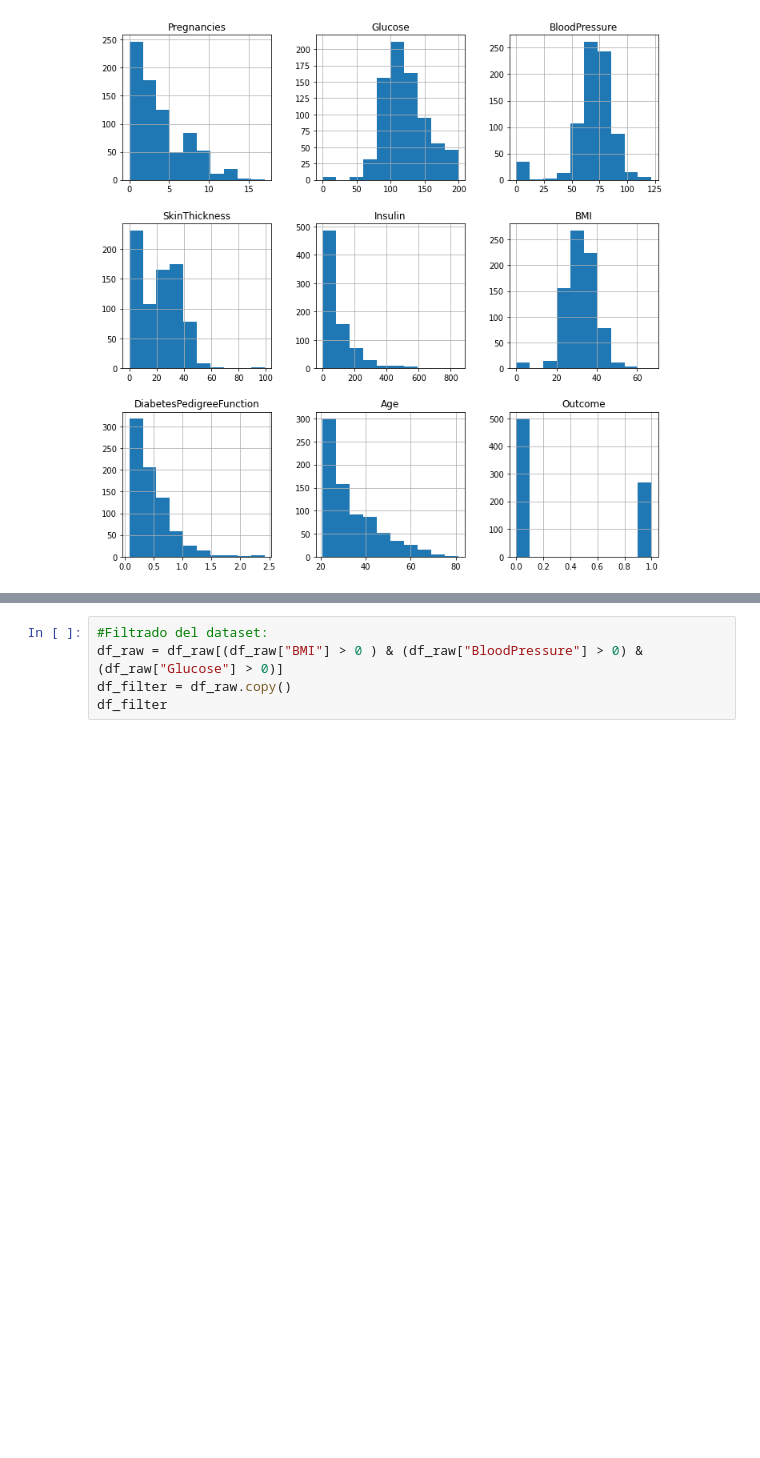
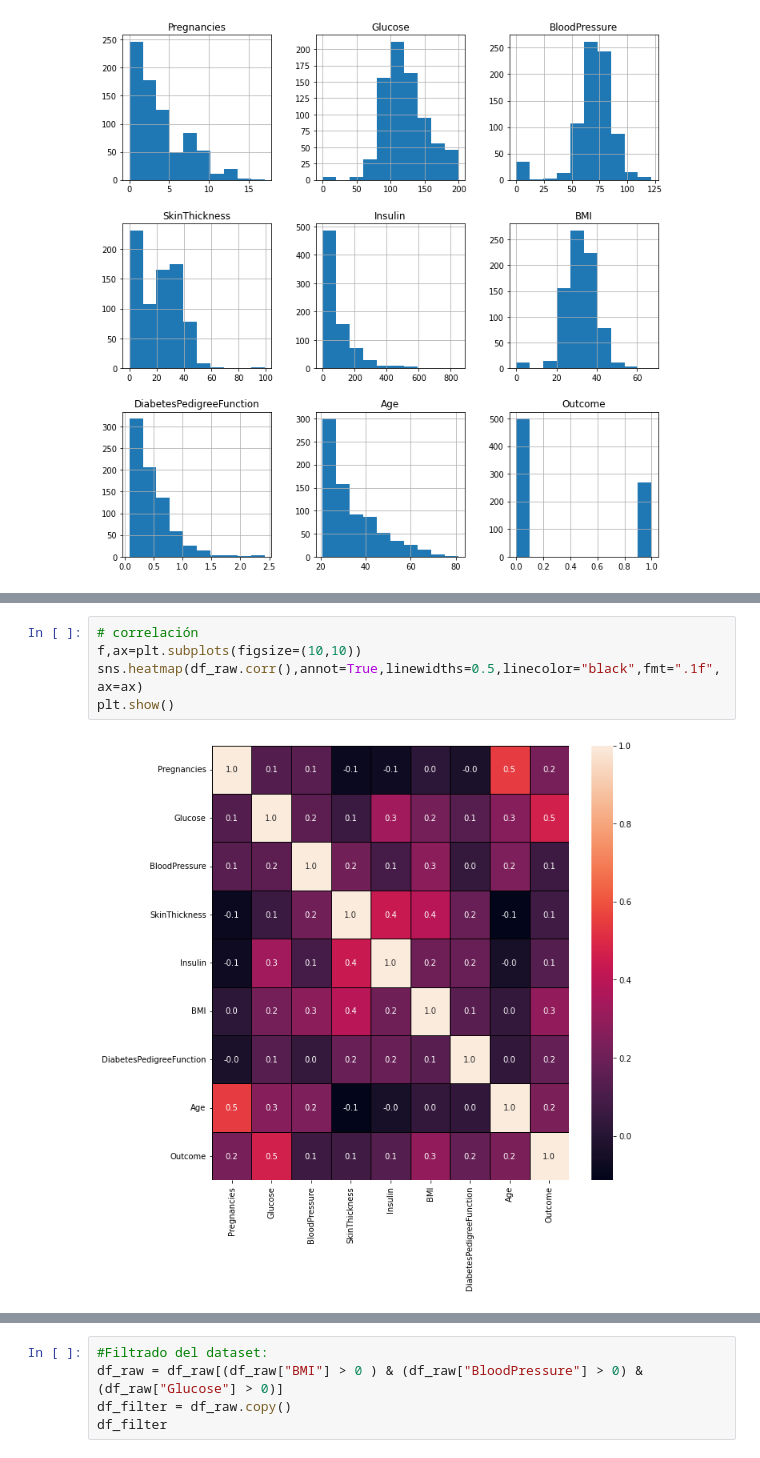
Before and after one commit to luisOliari/DECISION-TREE-ALGO, a Jupyter notebook: src/explore.ipynb, the cells around one changed output, grey strips where cells are left out. Drawn from its saved outputs; the diff is of its cells as text; blank space fills up the shorter version.

```diff
--- a/src/explore.ipynb
+++ b/src/explore.ipynb
@@ -97,0 +173,7 @@ plt.show()
+# %%
+# correlación
+f,ax=plt.subplots(figsize=(10,10))
+sns.heatmap(df_raw.corr(),annot=True,linewidths=0.5,linecolor="black",fmt=".1f",ax=ax)
+plt.show()
+# %% [output]
+[figure, added]
```
Also changed, not shown: parts of 13 cells of this notebook.
